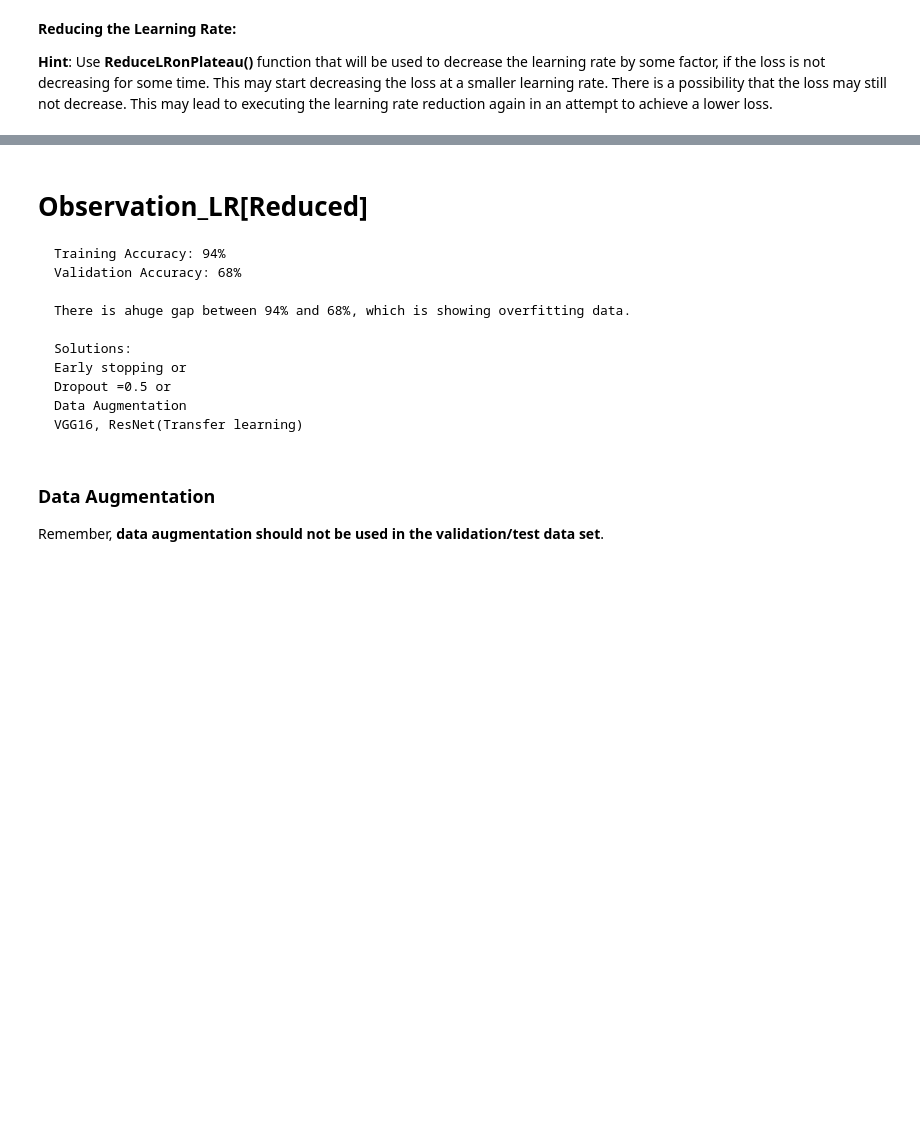
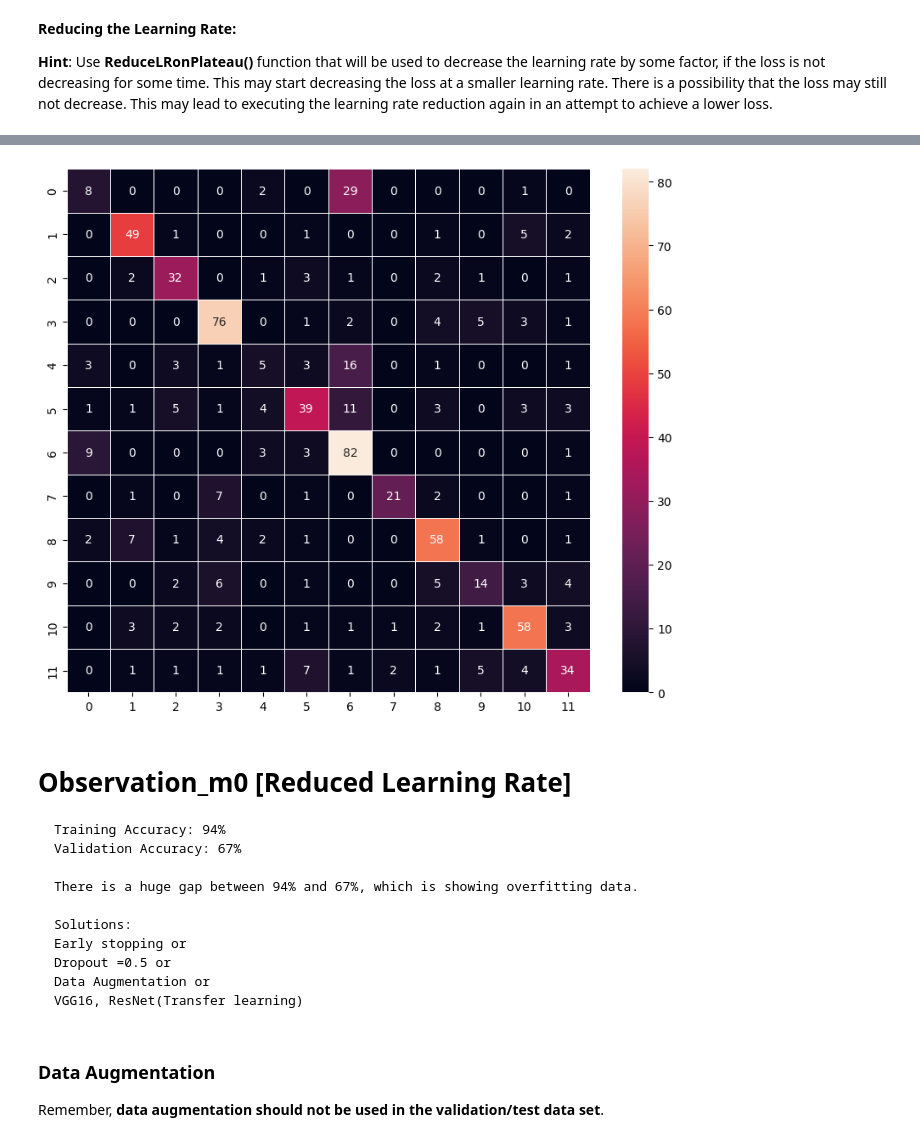
Before and after one commit to biorsrch18/Computer-vision, a Jupyter notebook: CV_Project_Full_Code_Notebook.ipynb, the cells around one changed output, grey strips where cells are left out. Saved outputs shown, nothing was run; the diff lists cells and outputs as text; code cells hidden in the pictures; blank space fills up the shorter version.

```diff
--- a/CV_Project_Full_Code_Notebook.ipynb
+++ b/CV_Project_Full_Code_Notebook.ipynb
@@ -470,0 +479,4 @@ plt.show()
+# %%
+# Generate prediction using test data
+y_pred_m0 = model_0.predict(X_test_norm)
+y_pred_m0
@@ -471,14 +498,33 @@ plt.show()
+# %%
+## calculating categorical values from y_test_encoded and y_pred
+y_pred_m0=np.argmax(y_pred_m0, axis=1)
+y_test_arg=np.argmax(y_test_en, axis=1)
+# %%
+# Confusion matrix plot
+cm0 = tf.math.confusion_matrix(y_test_arg,y_pred_m0)
+f, ax = plt.subplots(figsize=(10, 8))
+sns.heatmap(
+    cm0,
+    annot=True,
+    linewidths=.4,
+    fmt="d",
+    square=True,
+    ax=ax
+)
+plt.show()
+# %% [output]
+[figure, added]
 # %% [markdown]
-# Observation_LR[Reduced]
+# Observation_m0 [Reduced Learning Rate]
     Training Accuracy: 94%
-    Validation Accuracy: 68%
+    Validation Accuracy: 67%
 
-    There is ahuge gap between 94% and 68%, which is showing overfitting data.
+    There is a huge gap between 94% and 67%, which is showing overfitting data.
 
     Solutions:
     Early stopping or
     Dropout =0.5 or
-    Data Augmentation
+    Data Augmentation or
     VGG16, ResNet(Transfer learning)
 # %% [markdown]
 ### **Data Augmentation**
```
Also changed, not shown: parts of 52 cells of this notebook.
